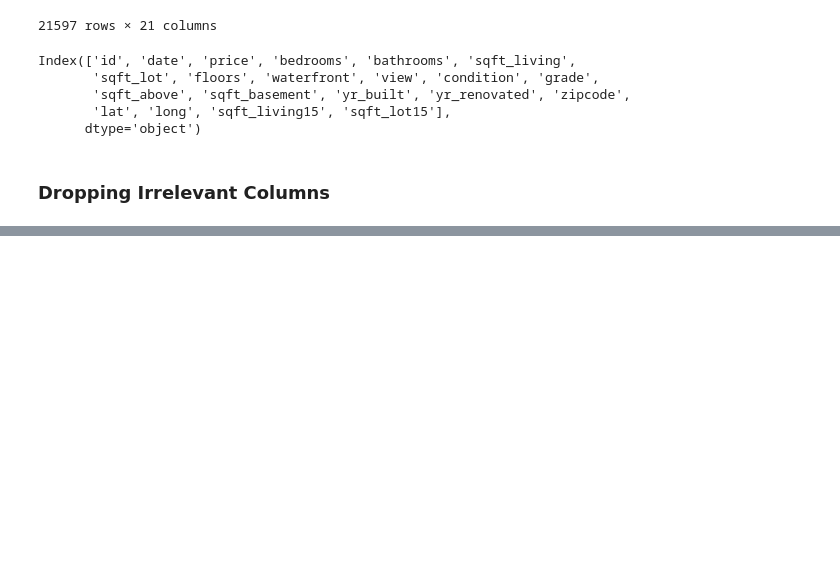
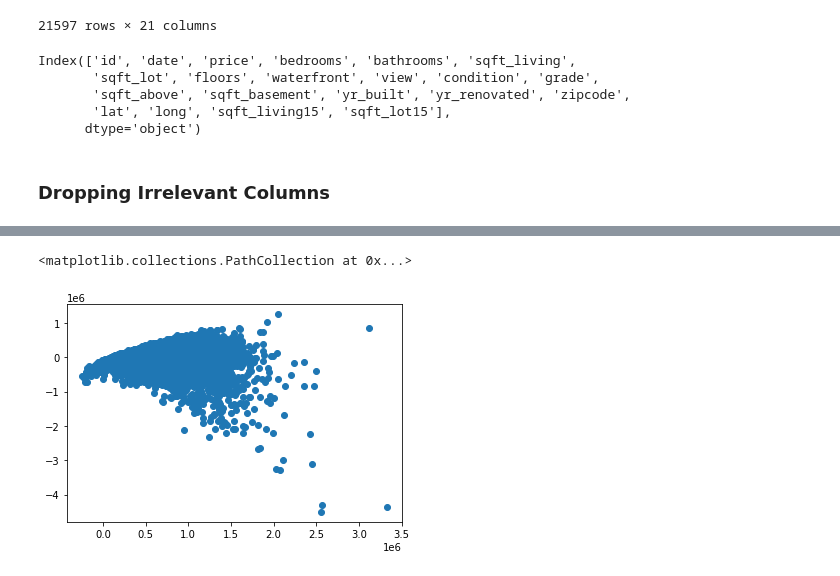
Before and after one commit to kjkahalley/King-County-housing-analysis, a Jupyter notebook: notebooks/exploratory/killian/main_notebook.ipynb, the cells around one changed output, grey strips where cells are left out. Cells and saved outputs as stored; diff of their text form; code cells hidden in the pictures; blank space fills up the shorter version.

```diff
--- a/notebooks/exploratory/killian/main_notebook.ipynb
+++ b/notebooks/exploratory/killian/main_notebook.ipynb
@@ -63,0 +169,8 @@ Name: yr_renovated, Length: 21597, dtype: float64
+# %%
+preds = results.predict()
+# %%
+resids = preds - Y
+plt.scatter(preds, resids)
+# %% [output]
+<matplotlib.collections.PathCollection at 0x...>
+[figure, added]
```
Also changed, not shown: parts of 14 cells of this notebook.
